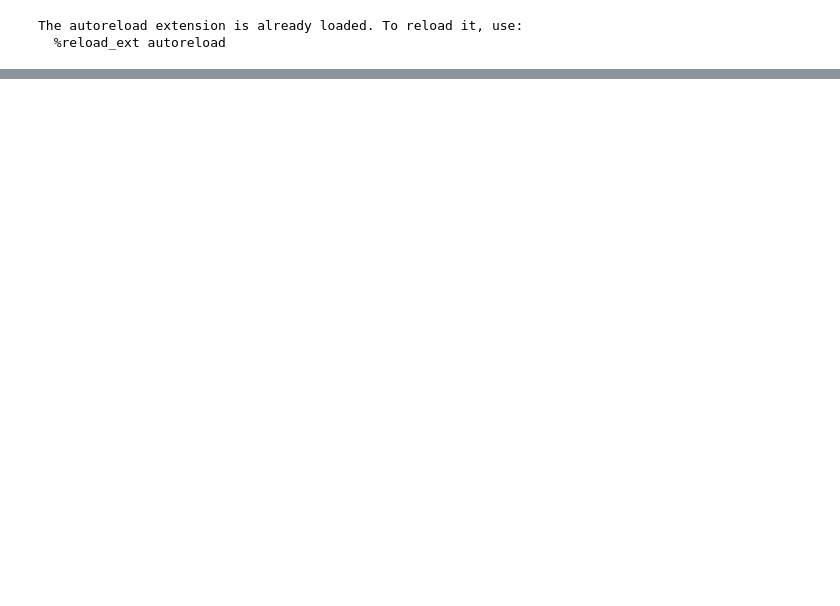
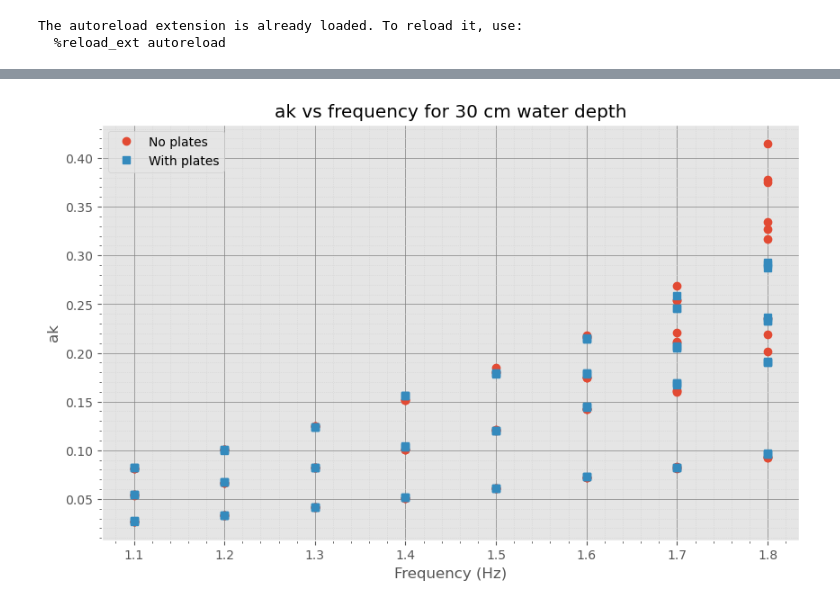
Before and after one commit to kjes4pres/Master_code, a Jupyter notebook: Lab/Analysis/a_20cm.ipynb, the cells around one changed output, grey strips where cells are left out. Saved outputs shown, nothing was run; the diff lists cells and outputs as text; code cells hidden in the pictures; blank space fills up the shorter version.

```diff
--- a/Lab/Analysis/a_20cm.ipynb
+++ b/Lab/Analysis/a_20cm.ipynb
@@ -382,0 +243,22 @@ plt.scatter(ak2, change_amp2_p)
+# %%
+no_plates = df[df["tag"].isna()]
+plates = df[df["tag"] == "p005"]
+# %%
+fig, ax = plt.subplots(figsize=(10, 6))
+ax.plot(no_plates["frequency"], no_plates["ak"], "o", label="No plates")
+ax.plot(plates["frequency"], plates["ak"], "s", label="With plates")
+ax.set_xlabel("Frequency (Hz)")
+ax.set_ylabel("Spatial Damping Coefficient (1/m)")
+ax.set_title("Spatial Damping Coefficient vs Frequency")
+ax.legend()
+
+ax.set_xlabel('Frequency (Hz)')
+ax.set_ylabel('ak')
+ax.set_title('ak vs frequency for 30 cm water depth')
+ax.legend()
+
+plt.minorticks_on()
+plt.grid(which='major', linestyle='-', linewidth='0.5', color='gray')
+plt.grid(which='minor', linestyle=':', linewidth='0.5', color='lightgray')
+# %% [output]
+[figure, added]
```
Also changed, not shown: parts of 32 cells of this notebook, 1 other file.
